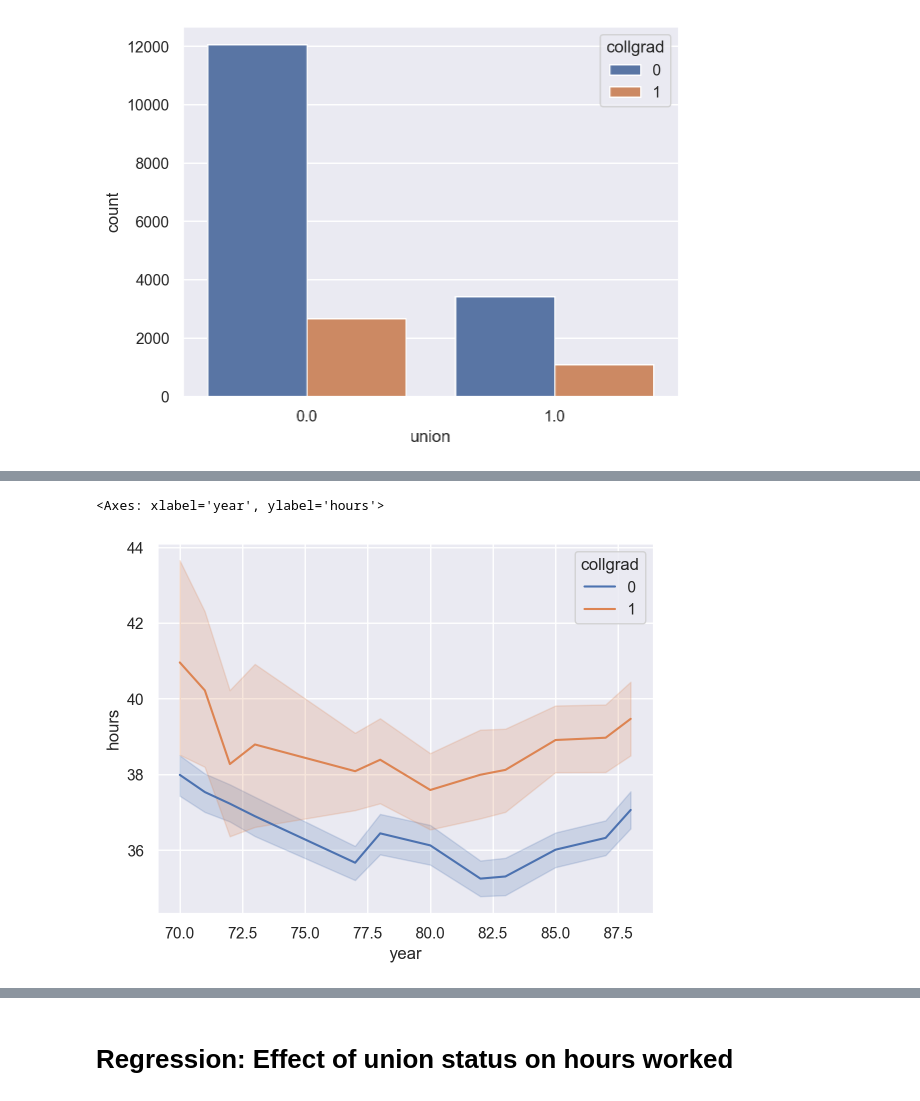
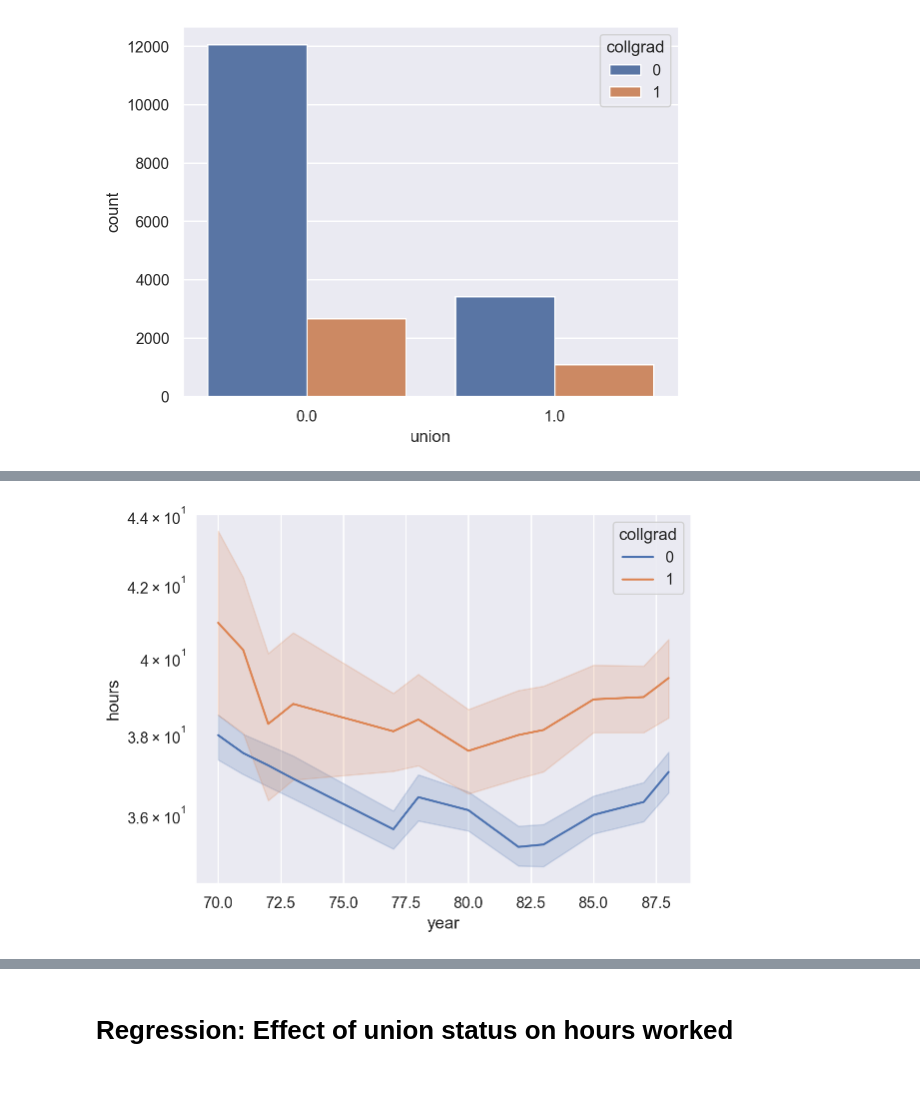
Before and after one commit to LUGOZZI/robot_judge_2023, a Jupyter notebook: homeworks/HW02.ipynb, the cells around one changed output, grey strips where cells are left out. Saved outputs shown, nothing was run; the diff lists cells and outputs as text; code cells hidden in the pictures.

```diff
--- a/homeworks/HW02.ipynb
+++ b/homeworks/HW02.ipynb
@@ -166,6 +157,6 @@ sns.lineplot(data=data_nomissh, x="year", y="hours", hue="union")
 # %%
 sns.lineplot(data=data_nomissh, x="year", y="hours", hue="collgrad")
+plt.yscale('log')
 # %% [output]
-<Axes: xlabel='year', ylabel='hours'>
-[figure, old version]
+[figure, new version]
 # %%
```
Also changed, not shown: parts of 24 cells of this notebook.
